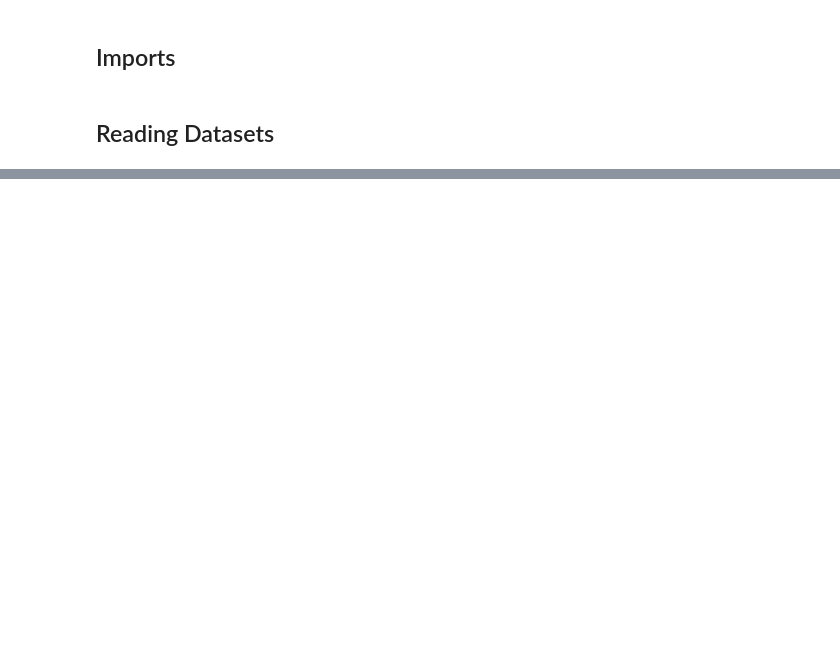
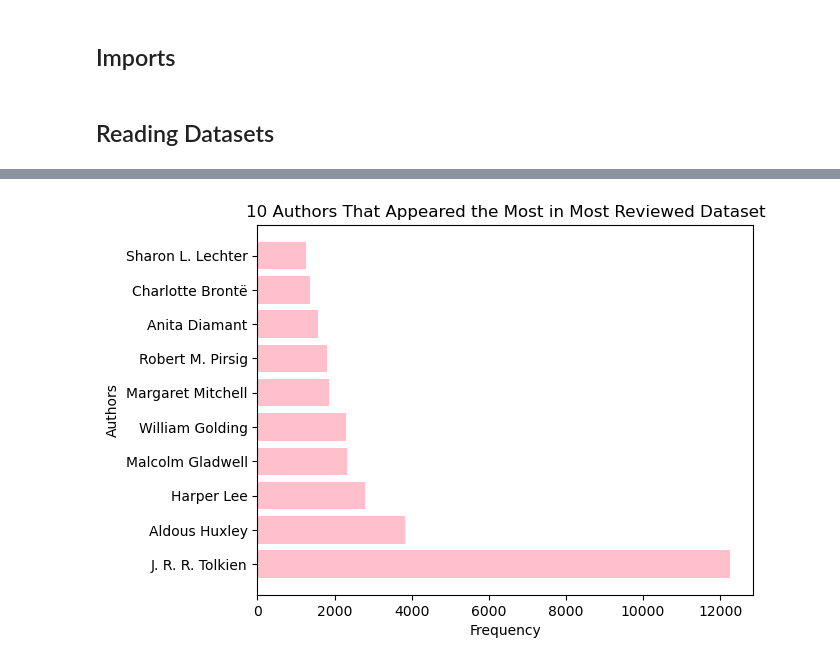
Before and after one commit to notlisaliang/book_recommendation, a Jupyter notebook: 03_eda_overall.ipynb, the cells around one changed output, grey strips where cells are left out. Saved outputs shown, nothing was run; the diff lists cells and outputs as text; code cells hidden in the pictures; blank space fills up the shorter version.

```diff
--- a/03_eda_overall.ipynb
+++ b/03_eda_overall.ipynb
@@ -37,0 +66,9 @@ review_df.head(2)
+# %%
+most_reviewed_authors = review_df['authors'].value_counts().head(10)
+
+plt.barh(most_reviewed_authors.index, most_reviewed_authors.values, color = 'pink')
+plt.title('10 Authors That Appeared the Most in Most Reviewed Dataset')
+plt.xlabel('Frequency')
+plt.ylabel('Authors');
+# %% [output]
+[figure, added]
```
Also changed, not shown: parts of 9 cells of this notebook, 1 other file.
